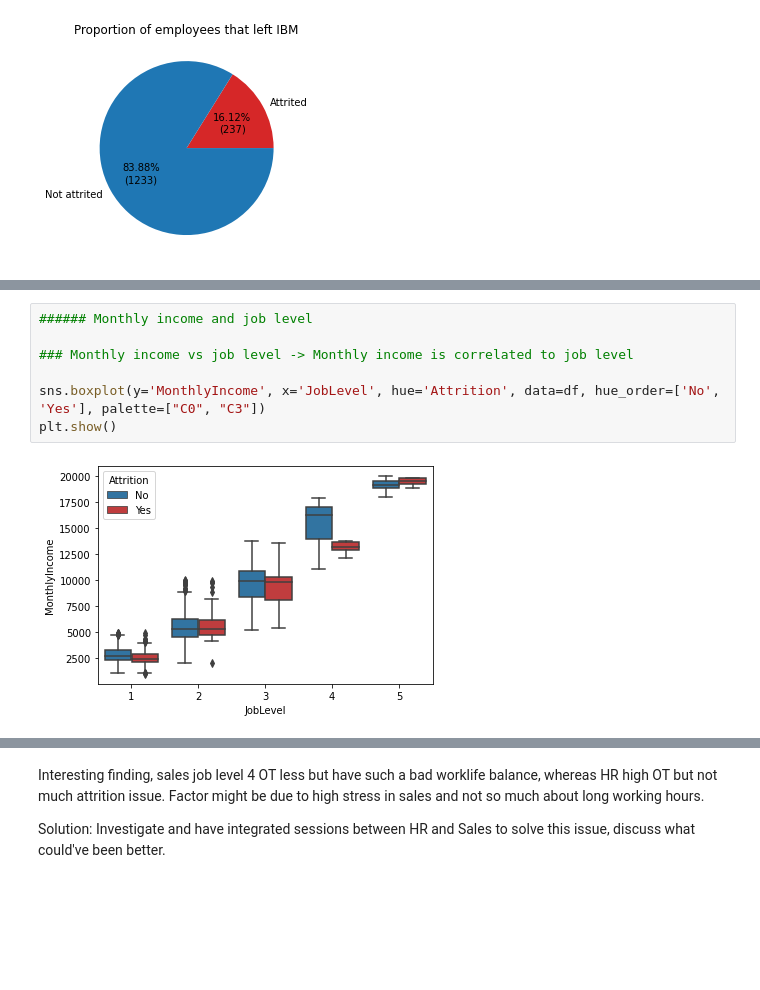
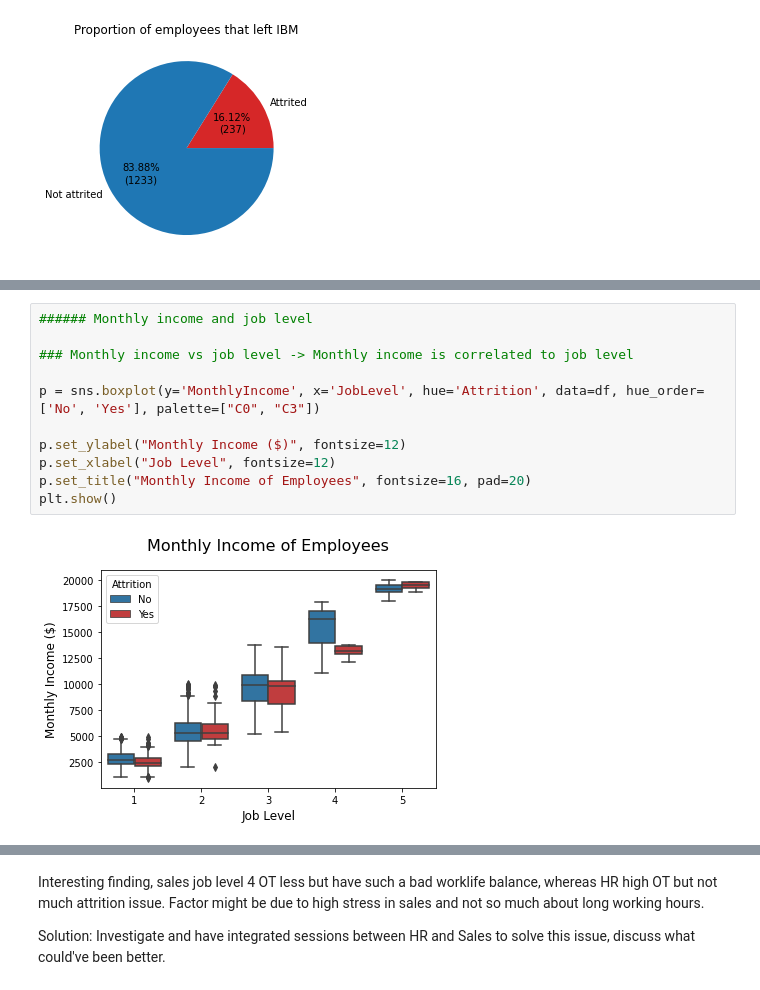
Before and after one commit to Wincenttjoi/employee-data-visualization, a Jupyter notebook: Final.ipynb, the cells around one changed output, grey strips where cells are left out. Drawn from its saved outputs; the diff is of its cells as text; blank space fills up the shorter version.

```diff
--- a/Final.ipynb
+++ b/Final.ipynb
@@ -87,10 +119,14 @@ plt.show()
 # %%
 ###### Monthly income and job level
 
 ### Monthly income vs job level -> Monthly income is correlated to job level
 
-sns.boxplot(y='MonthlyIncome', x='JobLevel', hue='Attrition', data=df, hue_order=['No', 'Yes'], palette=["C0", "C3"])
+p = sns.boxplot(y='MonthlyIncome', x='JobLevel', hue='Attrition', data=df, hue_order=['No', 'Yes'], palette=["C0", "C3"])
+
+p.set_ylabel("Monthly Income ($)", fontsize=12)
+p.set_xlabel("Job Level", fontsize=12)
+p.set_title("Monthly Income of Employees", fontsize=16, pad=20)
 plt.show()
 # %% [output]
-[figure, old version]
+[figure, new version]
 # %%
```
Also changed, not shown: parts of 15 cells of this notebook.
